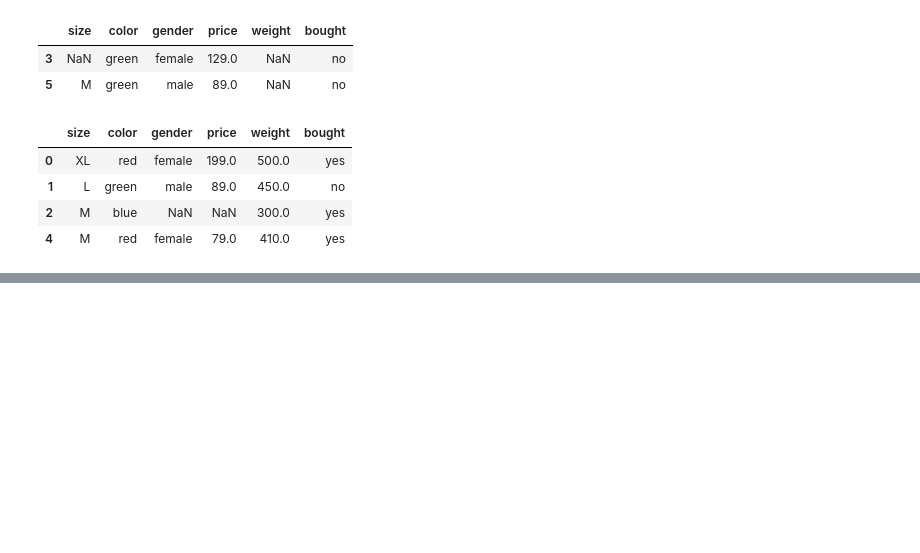
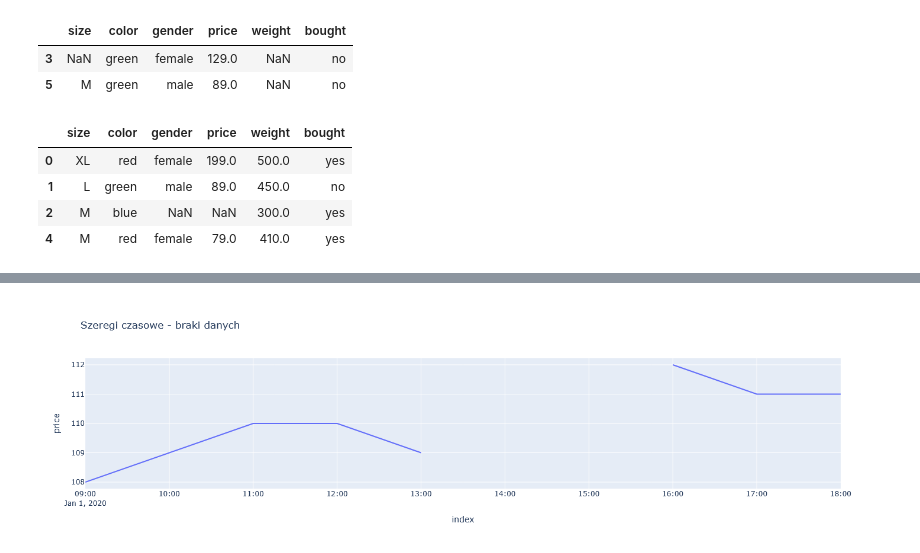
Before and after one commit to DamianPodrazaCode/Python_code, a Jupyter notebook: Jupyter/SciKit-Learn-bootcamp_cz1/02_missing_values.ipynb, the cells around one changed output, grey strips where cells are left out. Cells and saved outputs as stored; diff of their text form; code cells hidden in the pictures; blank space fills up the shorter version.

```diff
--- a/Jupyter/SciKit-Learn-bootcamp_cz1/02_missing_values.ipynb
+++ b/Jupyter/SciKit-Learn-bootcamp_cz1/02_missing_values.ipynb
@@ -202,0 +305,7 @@ df[~pd.isnull(df['weight'])] # przeciwieństwo poprzedniego
+# %%
+import plotly.express as px
+
+df_plotly = df.reset_index()
+px.line(df_plotly, 'index', 'price', width=600, height=400, title='Szeregi czasowe - braki danych')
+# %% [output]
+[figure, added]
```
Also changed, not shown: parts of 11 cells of this notebook.
